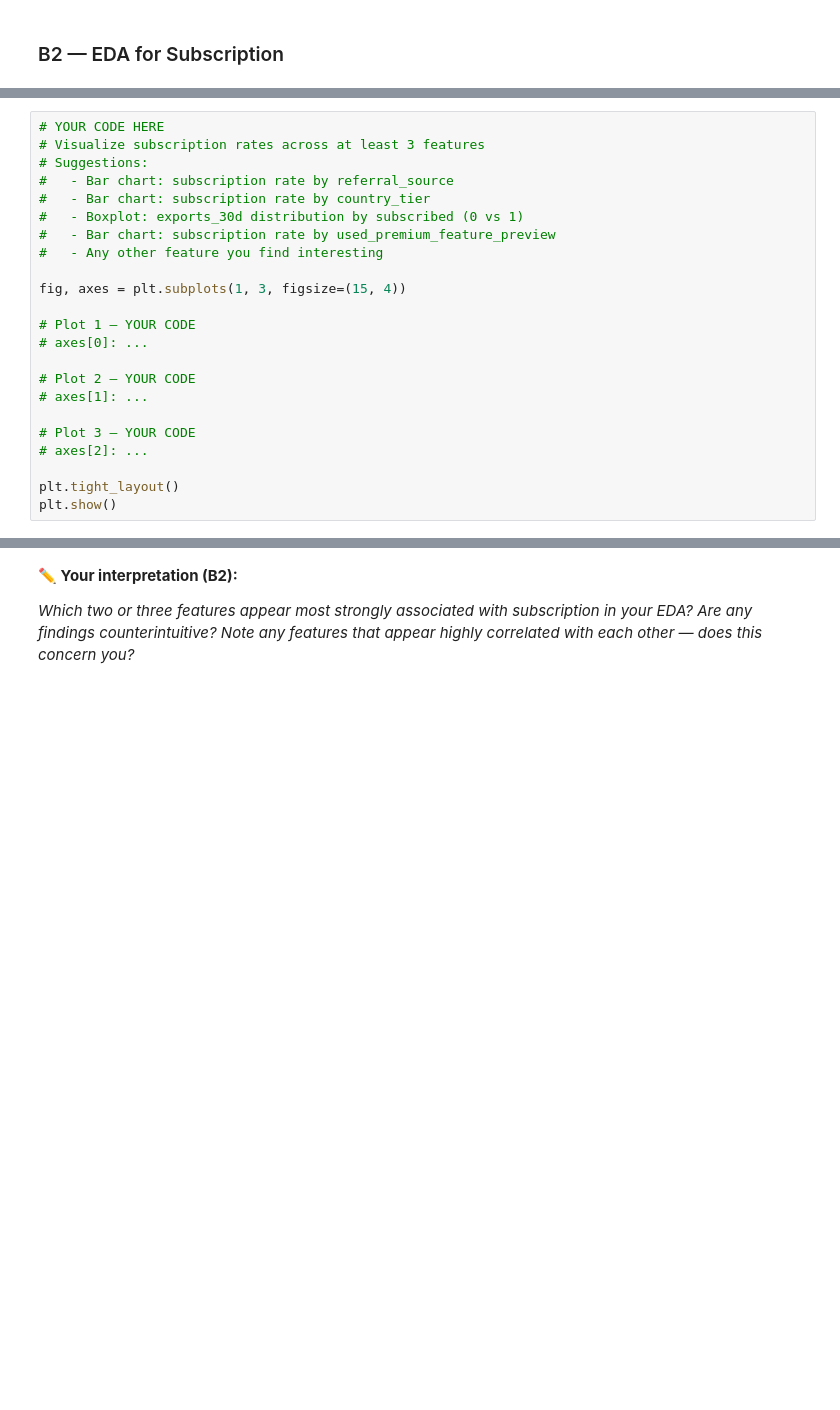
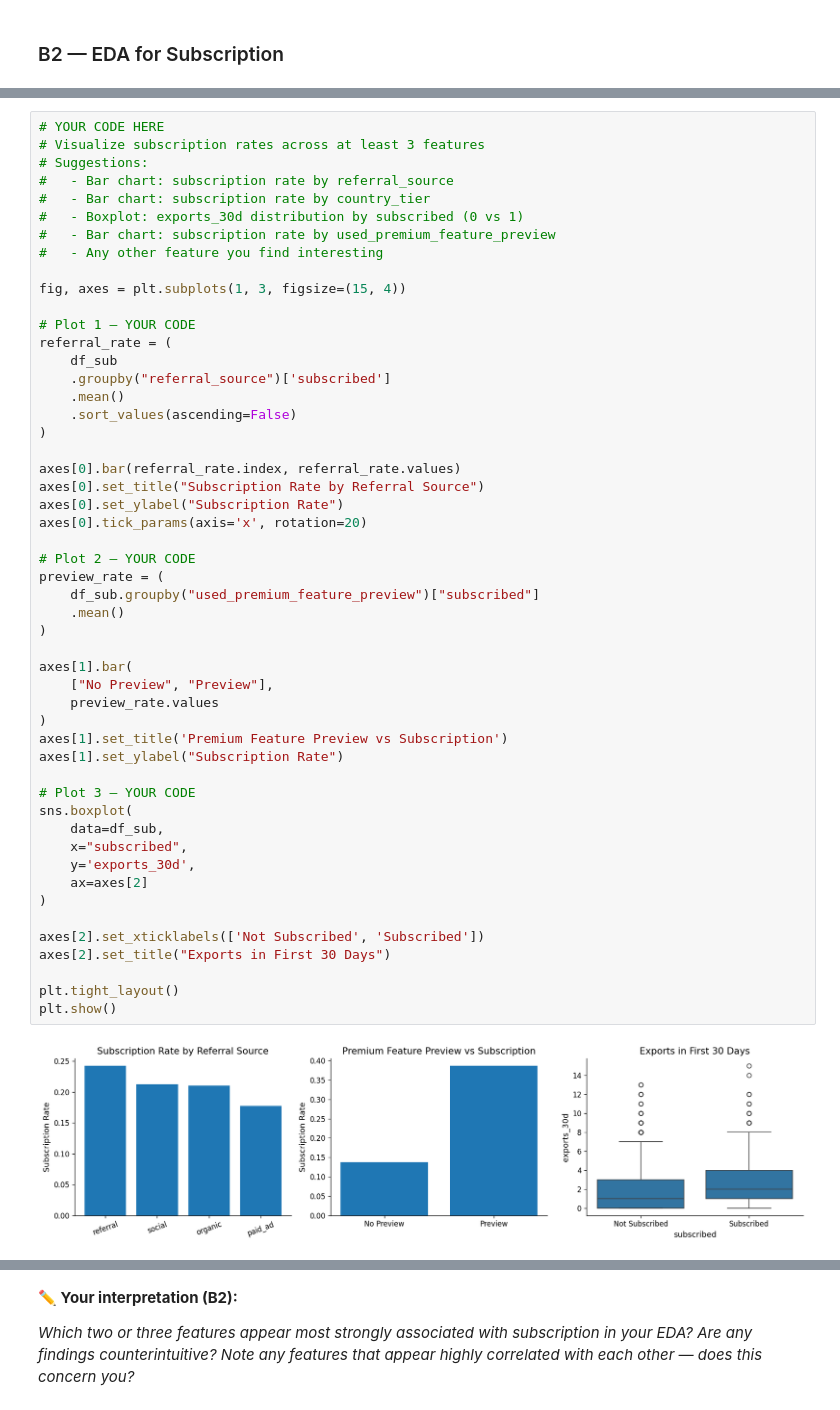
Before and after one commit to zlwym/IAT461_Assignment02, a Jupyter notebook: iat461_a2_scaffold_empty.ipynb, the cells around one changed output, grey strips where cells are left out. Drawn from its saved outputs; the diff is of its cells as text; blank space fills up the shorter version.

```diff
--- a/iat461_a2_scaffold_empty.ipynb
+++ b/iat461_a2_scaffold_empty.ipynb
@@ -748,26 +793,56 @@ print(f"Class balance — 0: {n_total - n_pos}  |  1: {n_pos}")
 # %%
 # YOUR CODE HERE
 # Visualize subscription rates across at least 3 features
 # Suggestions:
 #   - Bar chart: subscription rate by referral_source
 #   - Bar chart: subscription rate by country_tier
 #   - Boxplot: exports_30d distribution by subscribed (0 vs 1)
 #   - Bar chart: subscription rate by used_premium_feature_preview
 #   - Any other feature you find interesting
 
 fig, axes = plt.subplots(1, 3, figsize=(15, 4))
 
 # Plot 1 — YOUR CODE
-# axes[0]: ...
+referral_rate = (
+    df_sub
+    .groupby("referral_source")['subscribed']
+    .mean()
+    .sort_values(ascending=False)
+)
+
+axes[0].bar(referral_rate.index, referral_rate.values)
+axes[0].set_title("Subscription Rate by Referral Source")
+axes[0].set_ylabel("Subscription Rate")
+axes[0].tick_params(axis='x', rotation=20)
 
 # Plot 2 — YOUR CODE
-# axes[1]: ...
+preview_rate = (
+    df_sub.groupby("used_premium_feature_preview")["subscribed"]
+    .mean()
+)
+
+axes[1].bar(
+    ["No Preview", "Preview"],
+    preview_rate.values
+)
+axes[1].set_title('Premium Feature Preview vs Subscription')
+axes[1].set_ylabel("Subscription Rate")
 
 # Plot 3 — YOUR CODE
-# axes[2]: ...
+sns.boxplot(
+    data=df_sub,
+    x="subscribed",
+    y='exports_30d',
+    ax=axes[2]
+)
+
+axes[2].set_xticklabels(['Not Subscribed', 'Subscribed'])
+axes[2].set_title("Exports in First 30 Days")
 
 plt.tight_layout()
 plt.show()
+# %% [output]
+[figure, added]
 # %%
 # YOUR CODE HERE
 # Correlation matrix of numeric features (exclude user_id and binary outcome)
```
Also changed, not shown: parts of 3 cells of this notebook.
